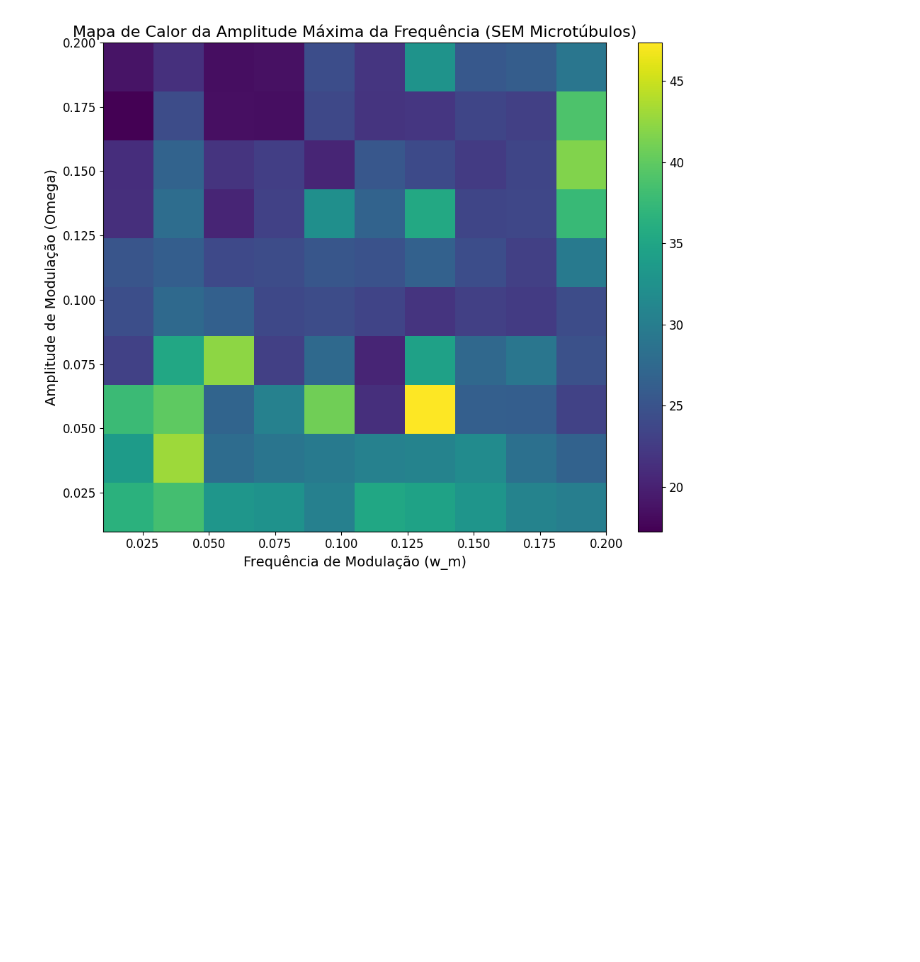
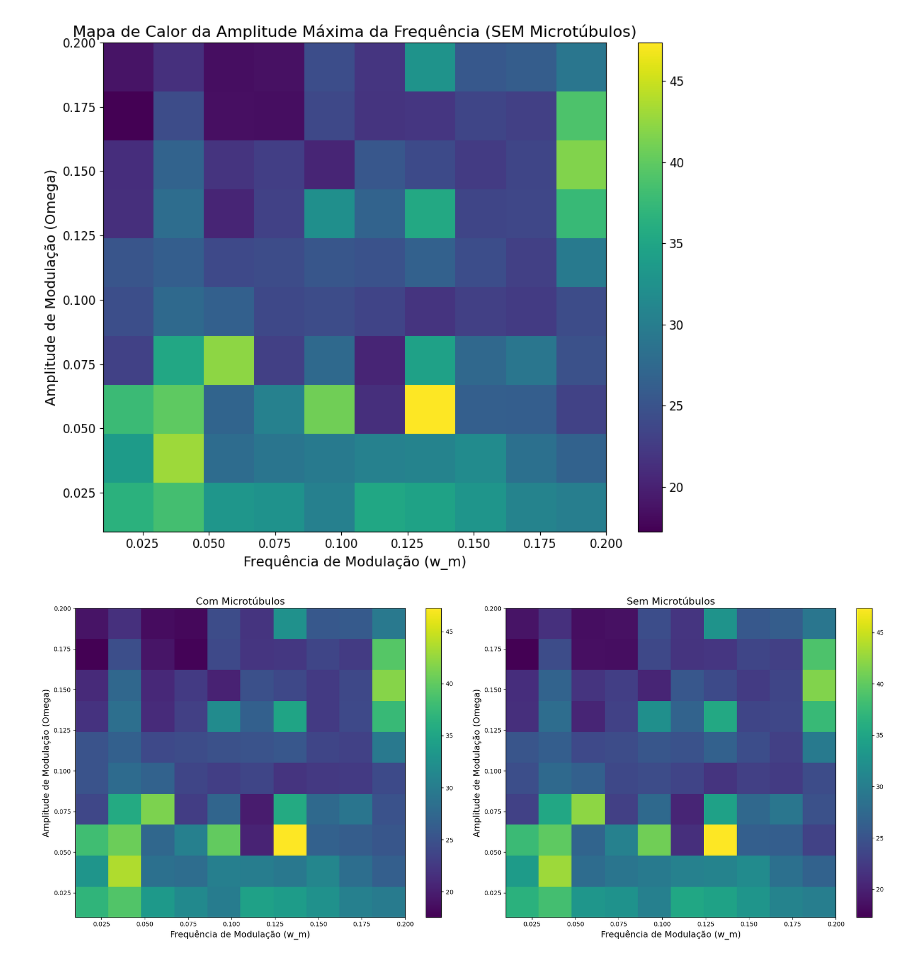
Before and after one commit to Bellinimarcos-prog/causalidade-em-ia, a Jupyter notebook: Nosso_trabalho_está_assim,,_ainda_não_tenho_o_cód_.ipynb, the cells around one changed output. Cells and saved outputs as stored; diff of their text form; code cells hidden in the pictures; blank space fills up the shorter version.

```diff
--- a/Nosso_trabalho_está_assim,,_ainda_não_tenho_o_cód_.ipynb
+++ b/Nosso_trabalho_está_assim,,_ainda_não_tenho_o_cód_.ipynb
@@ -1232,3 +1232,26 @@ Requirement already satisfied: pyparsing>=2.3.1 in /usr/local/lib/python3.11/dis
 Requirement already satisfied: python-dateutil>=2.7 in /usr/local/lib/python3.11/dist-packages (from matplotlib) (2.8.2)
 Requirement already satisfied: six>=1.5 in /usr/local/lib/python3.11/dist-packages (from python-dateutil>=2.7->matplotlib) (1.17.0)
 [figure]
+# %%
+import matplotlib.pyplot as plt
+
+fig, axes = plt.subplots(1, 2, figsize=(20, 8))  # Cria duas subfiguras lado a lado
+
+# Mapa de calor COM microtúbulos (substitua max_freq_amp pelos seus dados)
+im1 = axes[0].imshow(max_freq_amp, extent=[w_m_list[0], w_m_list[-1], Omega_list[0], Omega_list[-1]], origin='lower', aspect='auto', cmap='viridis')
+axes[0].set_xlabel('Frequência de Modulação (w_m)', fontsize=14)
+axes[0].set_ylabel('Amplitude de Modulação (Omega)', fontsize=14)
+axes[0].set_title('Com Microtúbulos', fontsize=16)
+fig.colorbar(im1, ax=axes[0])
+
+# Mapa de calor SEM microtúbulos (substitua max_freq_amp_sem_mt pelos seus dados)
+im2 = axes[1].imshow(max_freq_amp_sem_mt, extent=[w_m_list[0], w_m_list[-1], Omega_list[0], Omega_list[-1]], origin='lower', aspect='auto', cmap='viridis')
+axes[1].set_xlabel('Frequência de Modulação (w_m)', fontsize=14)
+axes[1].set_ylabel('Amplitude de Modulação (Omega)', fontsize=14)
+axes[1].set_title('Sem Microtúbulos', fontsize=16)
+fig.colorbar(im2, ax=axes[1])
+
+plt.tight_layout()
+plt.show()
+# %% [output]
+[figure, added]
```
Also changed, not shown: parts of 1 cell of this notebook.
